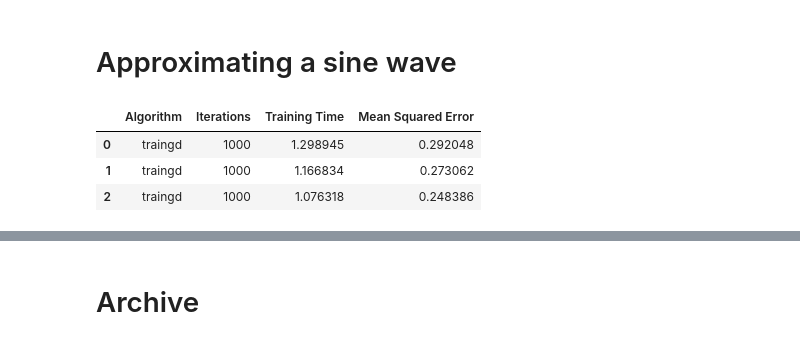
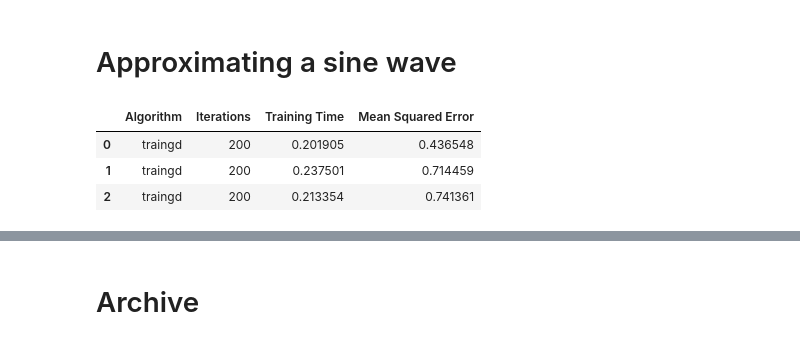
Before and after one commit to ThibeauWouters/MAI, a Jupyter notebook: ANN/Assignment 1/assignment1.ipynb, the cells around one changed output, grey strips where cells are left out. Cells and saved outputs as stored; diff of their text form; code cells hidden in the pictures.

```diff
--- a/ANN/Assignment 1/assignment1.ipynb
+++ b/ANN/Assignment 1/assignment1.ipynb
@@ -17,12 +17,12 @@ plt.rcParams['figure.figsize'] = (10, 5)
 # Approximating a sine wave
 # %%
 # Import the data for comparison
-df   = pd.read_csv(os.path.join(data_dir, "training_results_sine.csv"))
-df_n = pd.read_csv(os.path.join(data_dir, "training_results_sine_noise.csv"))
+df   = pd.read_csv(os.path.join(data_dir, "sine_200.csv"))
+df_n = pd.read_csv(os.path.join(data_dir, "sine_noise_200.csv"))
 # Show an example
 df.head(3)
 # %% [output]
 |  | Algorithm | Iterations | Training Time | Mean Squared Error |
-| 0 | traingd | 1000 | 1.298945 | 0.292048 |
-| 1 | traingd | 1000 | 1.166834 | 0.273062 |
-| 2 | traingd | 1000 | 1.076318 | 0.248386 |
+| 0 | traingd | 200 | 0.201905 | 0.436548 |
+| 1 | traingd | 200 | 0.237501 | 0.714459 |
+| 2 | traingd | 200 | 0.213354 | 0.741361 |
```
Also changed, not shown: parts of 7 cells of this notebook, 13 other files.
